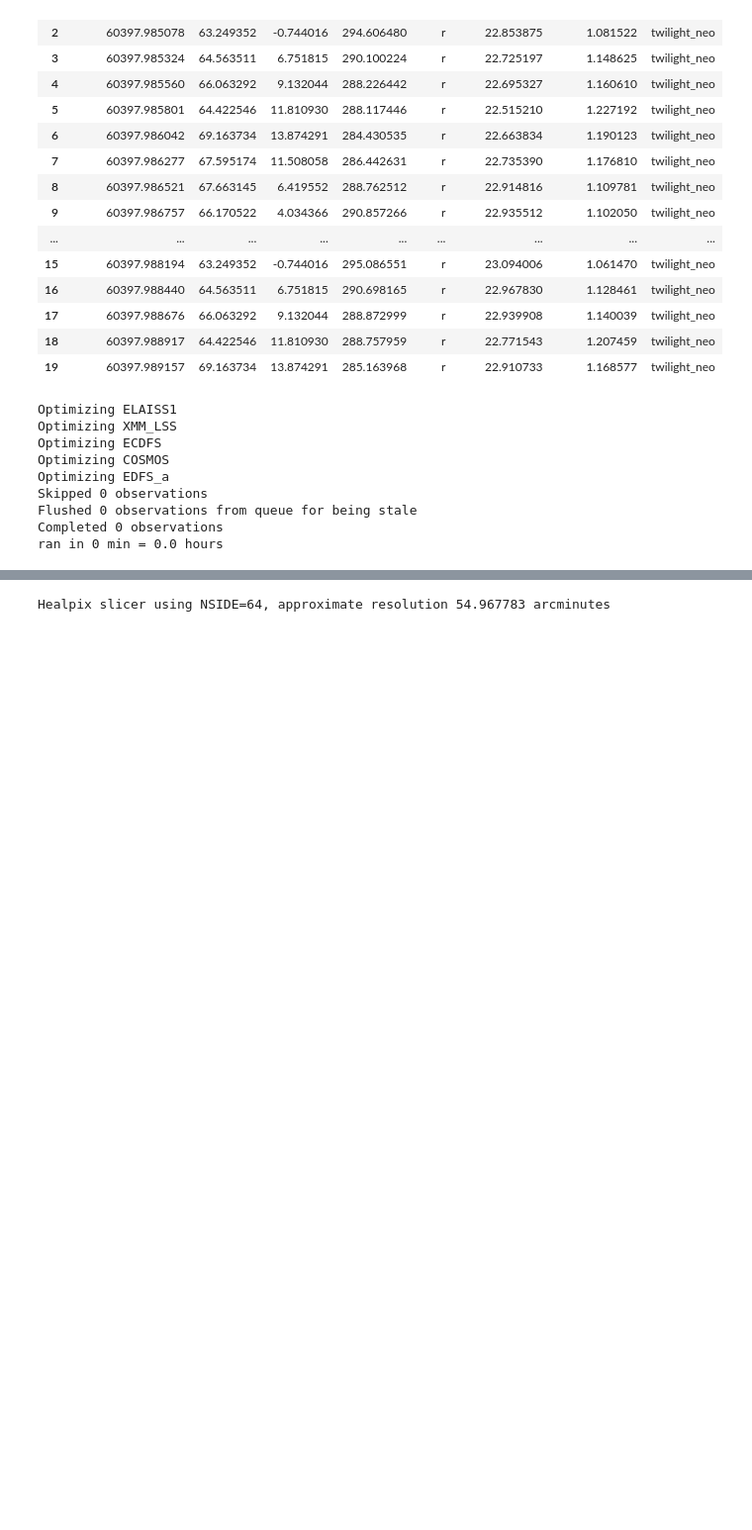
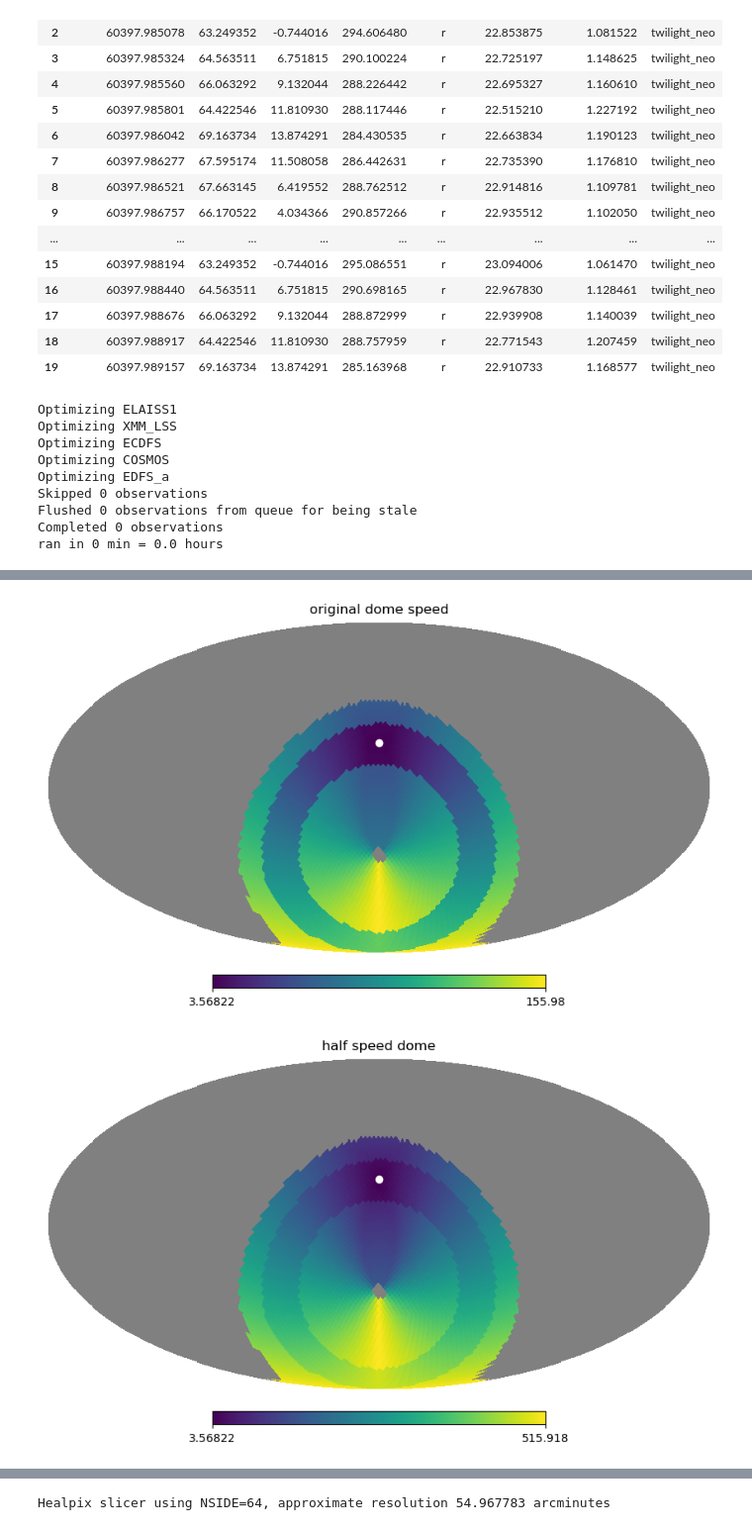
Before and after one commit to lsst-sims/-sims_featureScheduler_runs3.0, a Jupyter notebook: draft2_updated/live_example.ipynb, the cells around one changed output, grey strips where cells are left out. Shown at 99% size. Saved outputs shown, nothing was run; the diff lists cells and outputs as text; code cells hidden in the pictures; blank space fills up the shorter version.

Commit message:
Update live_example with slow dome comparison

```diff
--- a/draft2_updated/live_example.ipynb
+++ b/draft2_updated/live_example.ipynb
@@ -471,0 +532,49 @@ Healpix slicer using NSIDE=64, approximate resolution 54.967783 arcminutes
+# %%
+# could modify observatory with different telemetry stream, etc.
+# or can modify survey strategy
+# Let's pretend dome motor speed is broken (moving slower)
+
+new_scheduler = copy.deepcopy(scheduler)
+new_observatory = copy.deepcopy(observatory)
+
+kinem_model = new_observatory.observatory
+proper_park_alt = kinem_model.park_alt_rad
+proper_park_az = kinem_model.park_az_rad
+kinem_model.parked = True
+kinem_model.park_alt_rad = np.radians(40)
+kinem_model.park_az_rad = 0
+
+conditions = new_observatory.return_conditions()
+slewtimes = conditions.slewtime
+
+jj = _approx_alt_az2_ra_dec([conditions.tel_alt], [conditions.tel_az],
+                       conditions.site.latitude_rad, conditions.site.longitude_rad,
+                       conditions.mjd)
+plot_tel_ra = np.degrees(jj[0][0])
+plot_tel_dec = np.degrees(jj[1][0])
+
+hp.mollview(slewtimes, title='original dome speed', rot=(conditions.lmst*360/24,0,0))
+hp.projscatter(plot_tel_ra, plot_tel_dec, lonlat=True, c='white')
+
+factor = 0.25
+new_observatory.setup_dome(altitude_maxspeed=1.75*factor,
+                            altitude_accel=0.875*factor,
+                            altitude_decel=0.875*factor,
+                            azimuth_maxspeed=1.5*factor,
+                            azimuth_accel=0.75*factor,
+                            azimuth_decel=0.75*factor,
+                            settle_time=1.0,)
+
+conditions = new_observatory.return_conditions()
+slewtimes = conditions.slewtime
+
+hp.mollview(slewtimes, title="half speed dome", rot=(conditions.lmst*360/24,0,0))
+hp.projscatter(plot_tel_ra, plot_tel_dec, lonlat=True, c='white')
+
+# repark
+kinem_model.parked = True
+kinem_model.park_alt_rad = proper_park_alt
+kinem_model.park_az_rad = proper_park_az
+# %% [output]
+[figure, added]
+[figure, added]
```
Also changed, not shown: parts of 18 cells of this notebook.
